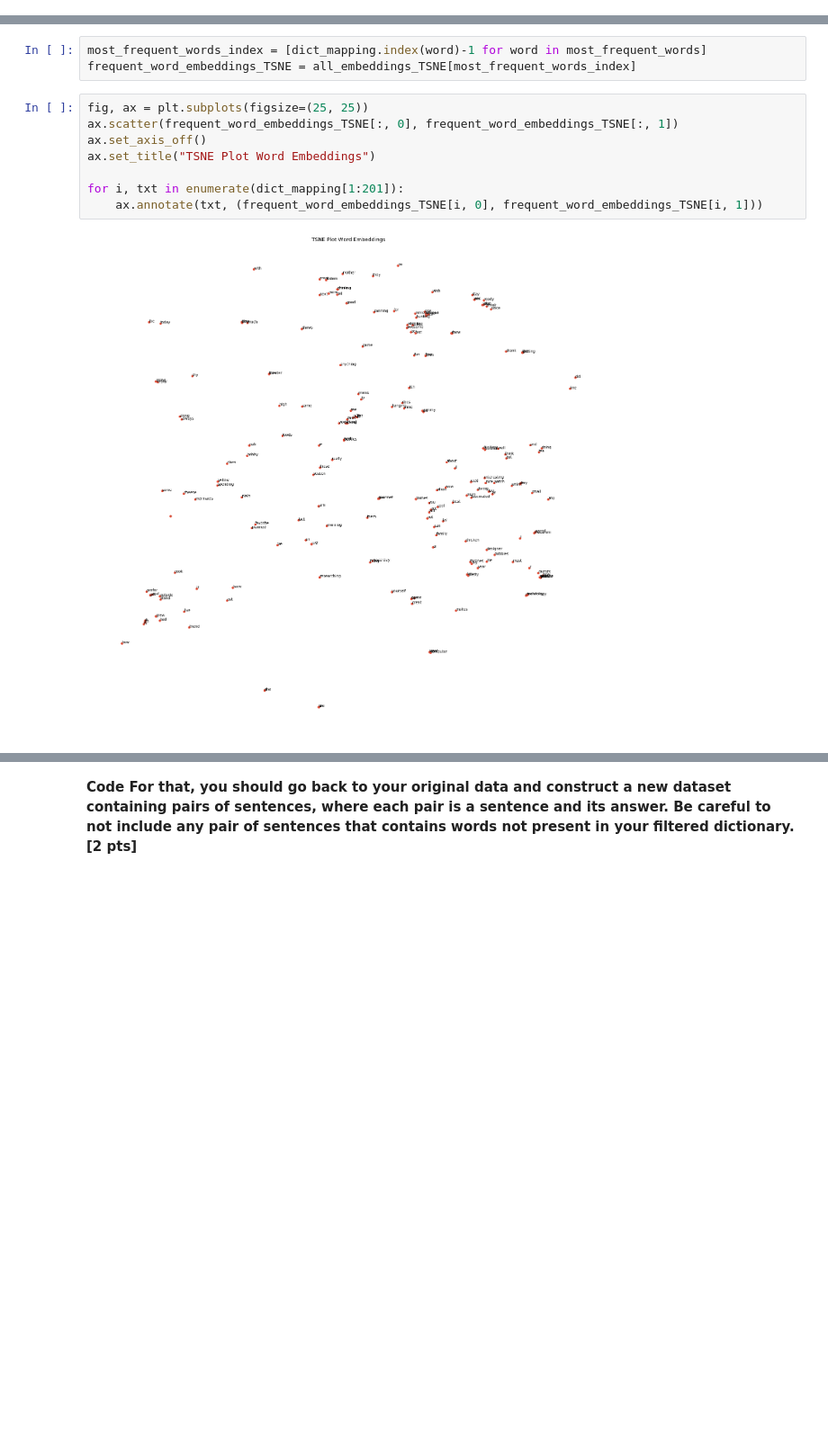
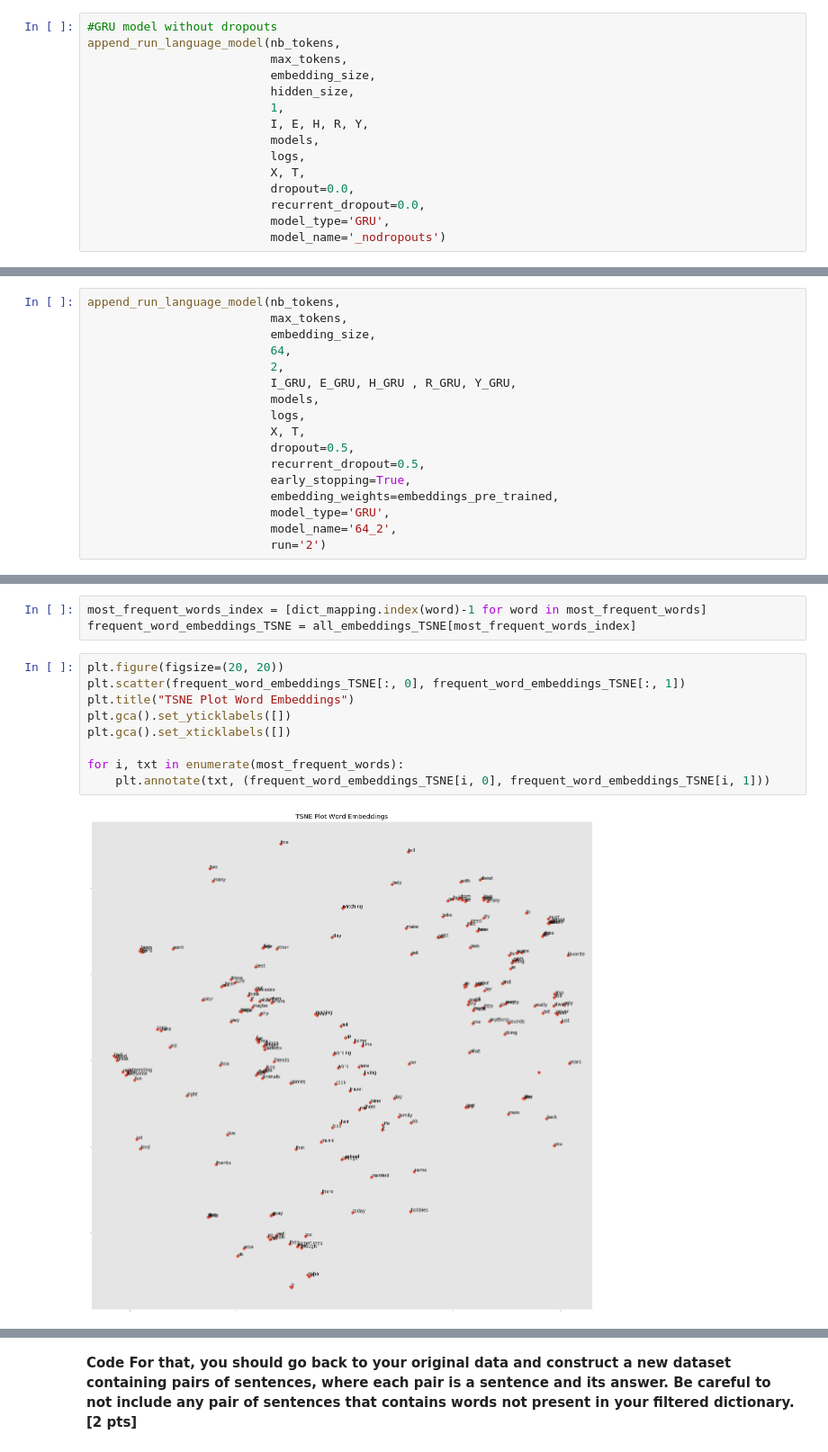
Before and after one commit to devavratTomar/ann_proj2, a Jupyter notebook: miniproject2_ChatBot.ipynb, the cells around one changed output, grey strips where cells are left out. Shown at 90% size. Cells and saved outputs as stored; diff of their text form; blank space fills up the shorter version.

```diff
--- a/miniproject2_ChatBot.ipynb
+++ b/miniproject2_ChatBot.ipynb
@@ -696,0 +714,15 @@ def append_run_language_model(nb_tokens,
+# %%
+#GRU model without dropouts
+append_run_language_model(nb_tokens,
+                          max_tokens,
+                          embedding_size,
+                          hidden_size,
+                          1,
+                          I, E, H, R, Y,
+                          models,
+                          logs,
+                          X, T,
+                          dropout=0.0,
+                          recurrent_dropout=0.0,
+                          model_type='GRU',
+                          model_name='_nodropouts')
@@ -964,0 +1116,17 @@ Epoch 10/32
+# %%
+append_run_language_model(nb_tokens,
+                          max_tokens,
+                          embedding_size,
+                          64,
+                          2,
+                          I_GRU, E_GRU, H_GRU , R_GRU, Y_GRU,
+                          models,
+                          logs,
+                          X, T,
+                          dropout=0.5,
+                          recurrent_dropout=0.5,
+                          early_stopping=True,
+                          embedding_weights=embeddings_pre_trained,
+                          model_type='GRU',
+                          model_name='64_2',
+                          run='2')
@@ -1275,15 +1479,16 @@ most_frequent_words = [word[0] for word in sorted_word_dictionary[:200]]
 most_frequent_words_index = [dict_mapping.index(word)-1 for word in most_frequent_words]
 frequent_word_embeddings_TSNE = all_embeddings_TSNE[most_frequent_words_index]
 # %%
-fig, ax = plt.subplots(figsize=(25, 25))
-ax.scatter(frequent_word_embeddings_TSNE[:, 0], frequent_word_embeddings_TSNE[:, 1])
-ax.set_axis_off()
-ax.set_title("TSNE Plot Word Embeddings")
+plt.figure(figsize=(20, 20))
+plt.scatter(frequent_word_embeddings_TSNE[:, 0], frequent_word_embeddings_TSNE[:, 1])
+plt.title("TSNE Plot Word Embeddings")
+plt.gca().set_yticklabels([])
+plt.gca().set_xticklabels([])
 
-for i, txt in enumerate(dict_mapping[1:201]):
-    ax.annotate(txt, (frequent_word_embeddings_TSNE[i, 0], frequent_word_embeddings_TSNE[i, 1]))
+for i, txt in enumerate(most_frequent_words):
+    plt.annotate(txt, (frequent_word_embeddings_TSNE[i, 0], frequent_word_embeddings_TSNE[i, 1]))
 # %% [output]
-[figure, old version]
+[figure, new version]
 # %% [markdown]
 ## Chatbot
 
```
Also changed, not shown: parts of 47 cells of this notebook, 16 other files.
